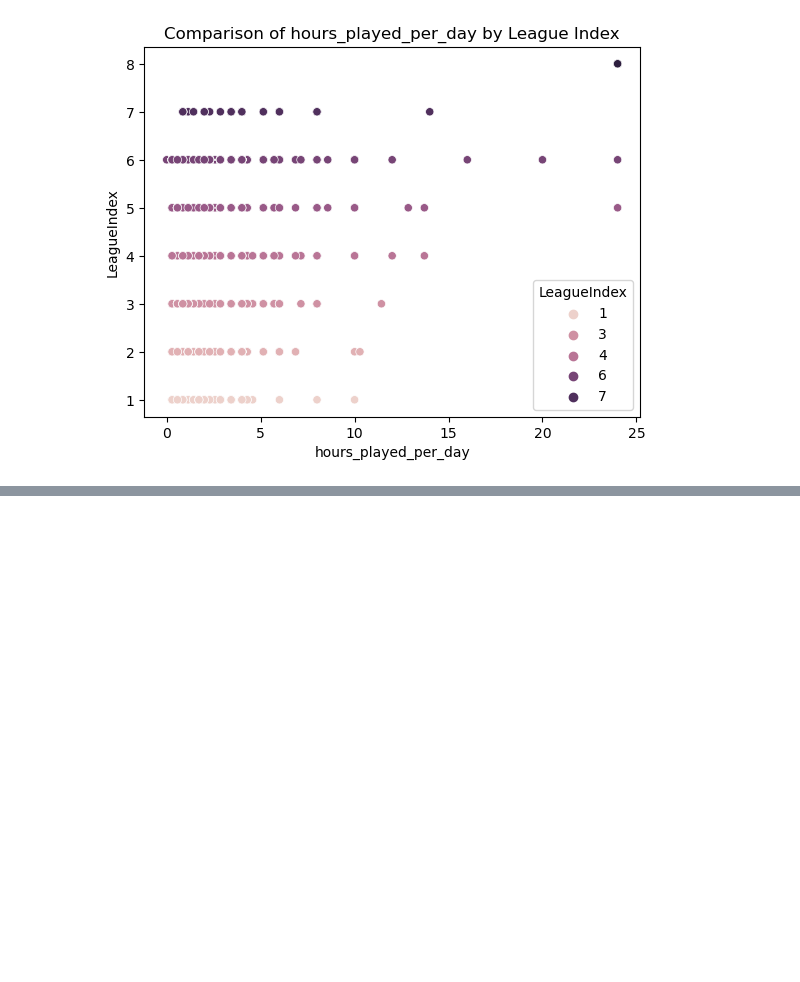
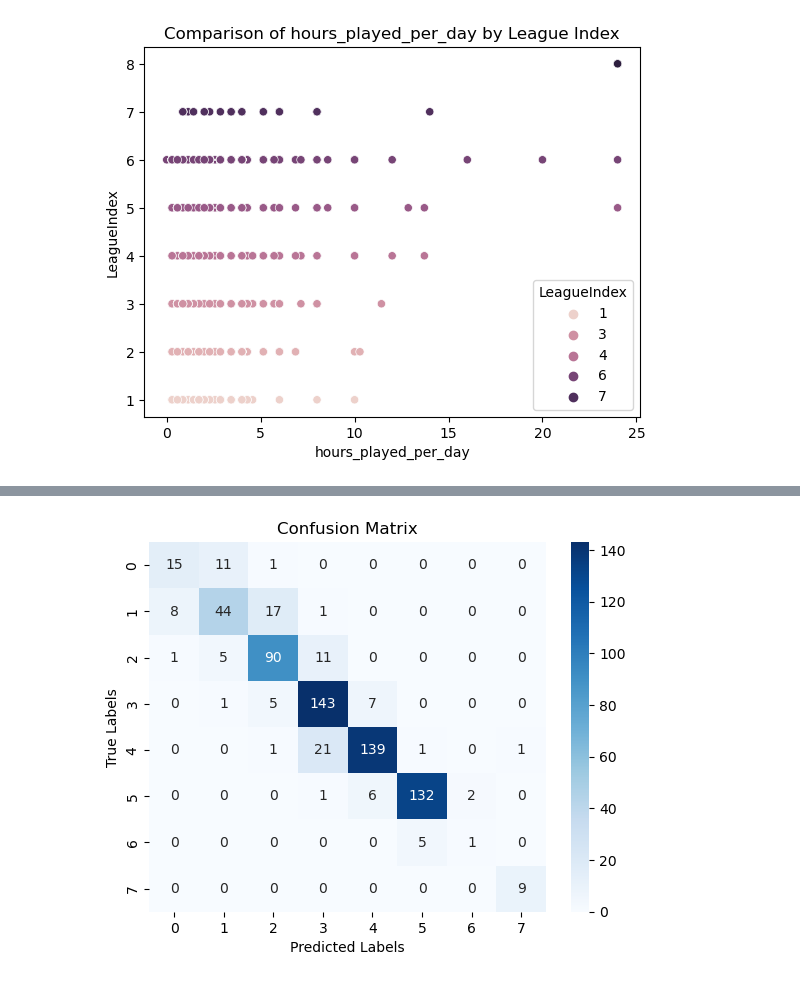
Before and after one commit to gdalvi94/Starcraft_Rank_Prediction, a Jupyter notebook: Gayatri_Dalvi(Assessment).ipynb, the cells around one changed output, grey strips where cells are left out. Drawn from its saved outputs; the diff is of its cells as text; code cells hidden in the pictures; blank space fills up the shorter version.

```diff
--- a/Gayatri_Dalvi(Assessment).ipynb
+++ b/Gayatri_Dalvi(Assessment).ipynb
@@ -225,0 +235,9 @@ weighted avg       0.85      0.85      0.85       679
+# %%
+# Plotting Confusion Matrix
+sns.heatmap(confusion_mat, annot=True, cmap="Blues", fmt="d")
+plt.title("Confusion Matrix")
+plt.xlabel("Predicted Labels")
+plt.ylabel("True Labels")
+plt.show()
+# %% [output]
+[figure, added]
```
Also changed, not shown: parts of 21 cells of this notebook.
